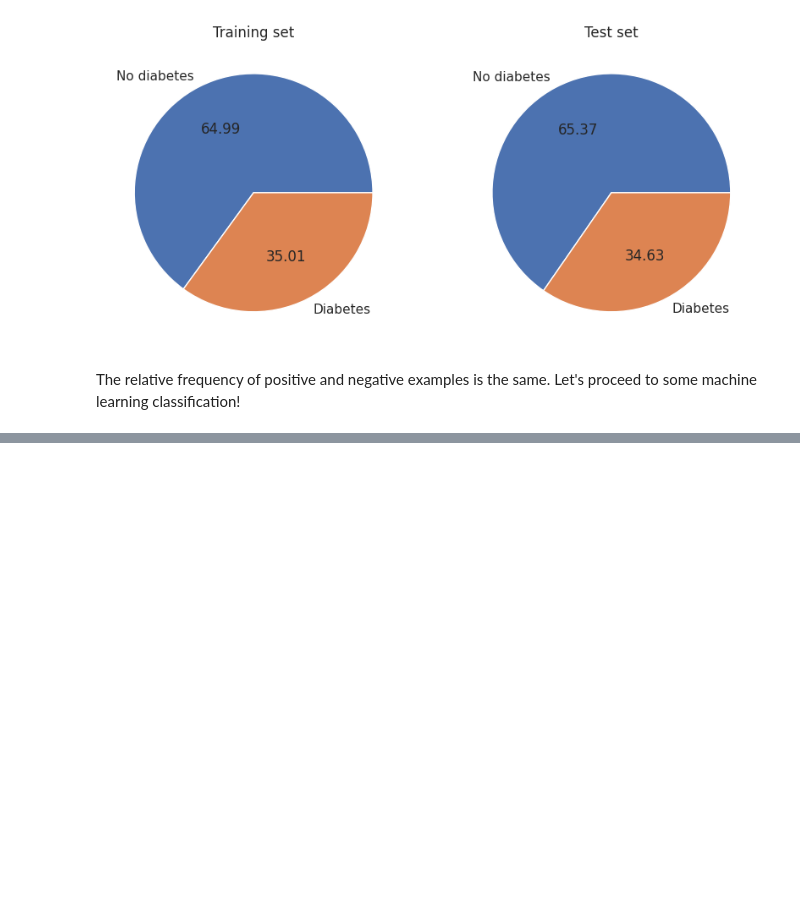
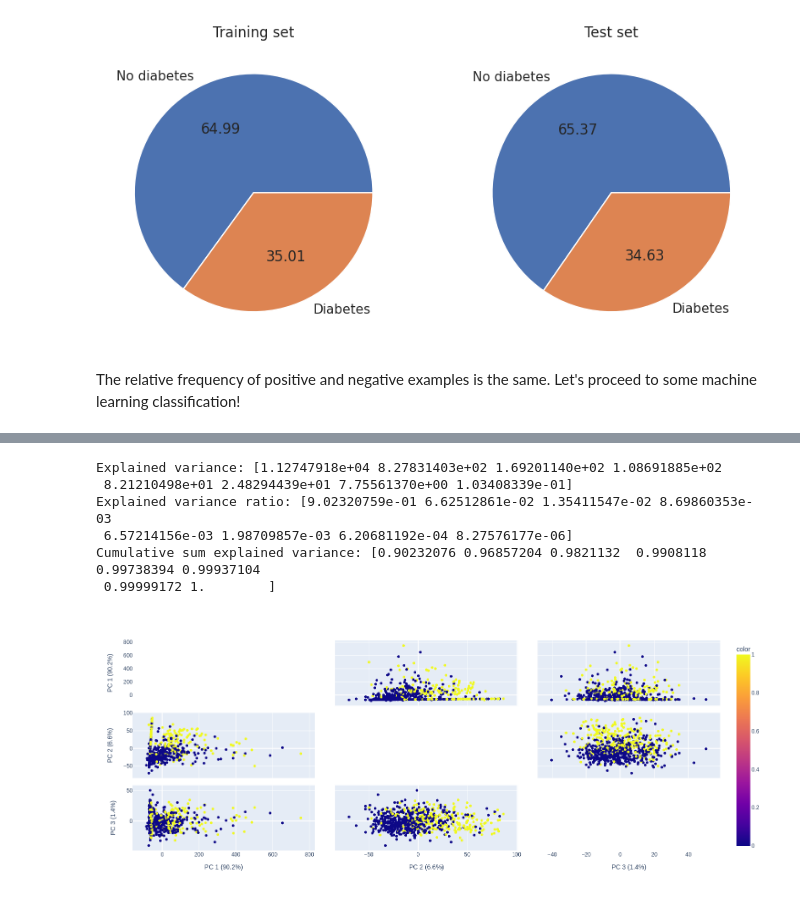
Before and after one commit to as51340/DataScienceProject, a Jupyter notebook: diabetes_classification.ipynb, the cells around one changed output, grey strips where cells are left out. Drawn from its saved outputs; the diff is of its cells as text; code cells hidden in the pictures; blank space fills up the shorter version.

```diff
--- a/diabetes_classification.ipynb
+++ b/diabetes_classification.ipynb
@@ -299,0 +335,34 @@ The relative frequency of positive and negative examples is the same. Let's proc
+# %%
+# Try to see what is the percentage of explained variance
+explained_variances = []
+pca = PCA(n_components=8)
+components = pca.fit_transform(X)
+explained_variance = pca.explained_variance_
+explained_variance_ratios = pca.explained_variance_ratio_
+explained_variance_ratios_cumsum = pca.explained_variance_ratio_.cumsum()
+print(f"Explained variance: {explained_variance}")
+print(f"Explained variance ratio: {explained_variance_ratios}")
+print(f"Cumulative sum explained variance: {explained_variance_ratios_cumsum}")
+labels = {
+    str(i): f"PC {i+1} ({var:.1f}%)"
+    for i, var in enumerate(pca.explained_variance_ratio_ * 100)
+}
+
+fig = px.scatter_matrix(
+    components,
+    labels=labels,
+    dimensions=range(3),
+    color=diabetes["Outcome"],
+    width=600,
+    height=600
+)
+fig.update_traces(diagonal_visible=False)
+fig.show()
+# %% [output]
+Explained variance: [1.12747918e+04 8.27831403e+02 1.69201140e+02 1.08691885e+02
+ 8.21210498e+01 2.48294439e+01 7.75561370e+00 1.03408339e-01]
+Explained variance ratio: [9.02320759e-01 6.62512861e-02 1.35411547e-02 8.69860353e-03
+ 6.57214156e-03 1.98709857e-03 6.20681192e-04 8.27576177e-06]
+Cumulative sum explained variance: [0.90232076 0.96857204 0.9821132  0.9908118  0.99738394 0.99937104
+ 0.99999172 1.        ]
+[figure, added]
```
Also changed, not shown: parts of 55 cells of this notebook.
